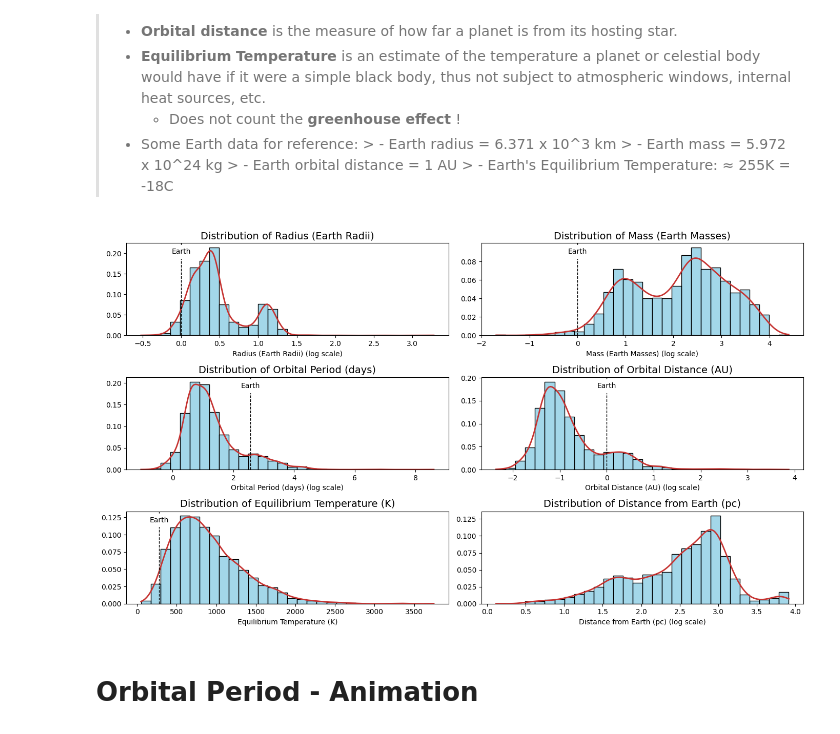
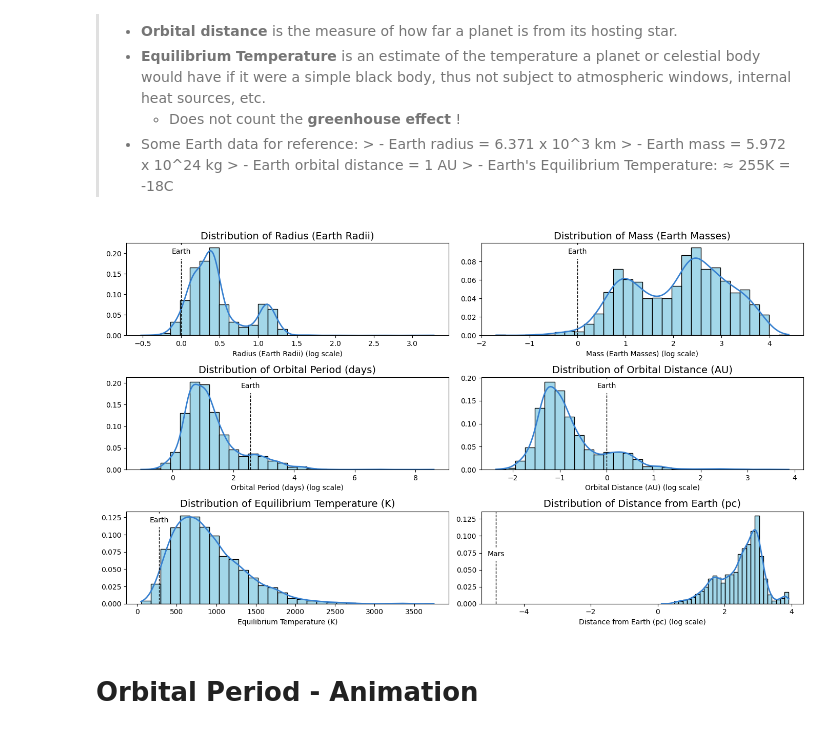
Before and after one commit to ztsv-av/mads_data_visualization, a Jupyter notebook: main.ipynb, the cells around one changed output. Drawn from its saved outputs; the diff is of its cells as text; code cells hidden in the pictures.

```diff
--- a/main.ipynb
+++ b/main.ipynb
@@ -106,12 +107,21 @@ COLORS = [
     '#BCE6DA', '#6EB4CD', '#3680D0', '#445792', '#433E7D', '#3F2B5C',
     '#612F55', '#B13D54', '#CC4F4C', '#E66143', '#F3995D', '#FED2AA'
 ]
+STAR_COLORS = [
+    '#FB110A', '#FC6609', '#FDA62A', '#FADA17', '#FDF759', '#efefc5',
+    '#D5E8EE', '#96D2DF', '#338fb8', '#1c5aa0', '#172b89','#18147a'
+]
+STAR_COLOR = '#fbef83'
 PRIMARY_COLOR_START = '#49B0D5'
+PRIMARY_COLOR_START_2 = '#3680D0'
 PRIMARY_COLOR_MIDDLE = '#742963'
 PRIMARY_COLOR_END = '#C63331'
 COLOR_PALETTE = sns.color_palette(COLORS, 12)
-COLOR_CMAP = ListedColormap(COLORS)
-STAR_COLOR = '#fbef83'
+# COLOR_CMAP = ListedColormap(COLORS)
+GRADIENT_COLOR_CMAP = LinearSegmentedColormap.from_list('gradient_cmap', COLORS)
+COLOR_CMAP = ListedColormap(GRADIENT_COLOR_CMAP(np.linspace(0, 1, 256)), name='listed_cmap')
+STAR_GRADIENT_COLOR_CMAP = LinearSegmentedColormap.from_list('star_gradient_cmap', STAR_COLORS)
+STAR_COLOR_CMAP = ListedColormap(STAR_GRADIENT_COLOR_CMAP(np.linspace(0, 1, 256)), name='star_listed_cmap')
 
 TITLE_SIZE = 16
 SUBTITLE_SIZE = 14
@@ -185,8 +195,13 @@ solarplanets_rename_cols = {
     'eccentricity': 'pl_orbeccen'}
 solarplanets.rename(columns=solarplanets_rename_cols, inplace=True)
 
-# define earth and solarplanets data separately
+# define earth, mars and solarplanets data separately
 earth = solarplanets[solarplanets['pl_name'] == 'Earth']
+earth['sy_dist'], earth['hostname'] = 0, 'Sun'
+mars = solarplanets[solarplanets['pl_name'] == 'Mars']
+mars['hostname'] = 'Sun'
+
+sun_temperature = 5772
 # %%
 # Data for Animation
 animation_cols= ['pl_orbper', 'pl_orbsmax', 'pl_rade', 'pl_eqt', 'pl_name', 'sy_dist']
@@ -305,35 +320,39 @@ column_mapping = {
     'pl_orbper': 'Orbital Period (days)',
     'pl_orbsmax': 'Orbital Distance (AU)',
     'pl_eqt': 'Equilibrium Temperature (K)',
     'sy_dist': 'Distance from Earth (pc)',
 }
 columns_to_plot = list(column_mapping.keys())
 
 fig, axes = plt.subplots(nrows=3, ncols=2, figsize=(14, 8))
 axes = axes.flatten()
 
 for i, column in enumerate(columns_to_plot):
     data = exoplanets[column] if column == 'pl_eqt' else np.log10(exoplanets[column])
     hist = sns.histplot(x=data, bins=30, stat='probability', kde=True, color=PRIMARY_COLOR_START, line_kws={'lw': 2}, ax=axes[i])
-    hist.lines[0].set_color(PRIMARY_COLOR_END)
+    hist.lines[0].set_color(PRIMARY_COLOR_START_2)
 
     if (column != 'sy_dist'):
         earth_distance = earth[column].iloc[0] if column == 'pl_eqt' else np.log10(earth[column].iloc[0])
         axes[i].axvline(earth_distance, color='black', linestyle='--', label='Earth', linewidth=1)
         axes[i].text(earth_distance, axes[i].get_ylim()[1]*6.5/7.5, 'Earth', color='black', va='bottom', ha='center', backgroundcolor='white', fontsize=10)
+    else:
+        mars_distance = np.log10(mars['sy_dist']).values[0]
+        axes[i].axvline(mars_distance, color='black', linestyle='--', label='Mars', linewidth=1)
+        axes[i].text(mars_distance, axes[i].get_ylim()[1]/2, 'Mars', color='black', va='bottom', ha='center', backgroundcolor='white', fontsize=10)
 
     if column == 'pl_eqt':
         axes[i].set_xlabel(f'{column_mapping[column]}')
     else:
         axes[i].set_xlabel(f'{column_mapping[column]} (log scale)')
     axes[i].set_ylabel('')
     axes[i].set_title(f'Distribution of {column_mapping[column]}', fontsize=SUBTITLE_SIZE)
 
 plt.tight_layout()
 plt.savefig(f"{PLOTS_SAVE_DIR}distribution", bbox_inches='tight')
 plt.show()
 # %% [output]
-[figure, old version]
+[figure, new version]
 # %% [markdown]
 # Orbital Period - Animation
 # %%
```
Also changed, not shown: parts of 14 cells of this notebook, 2 other files.
